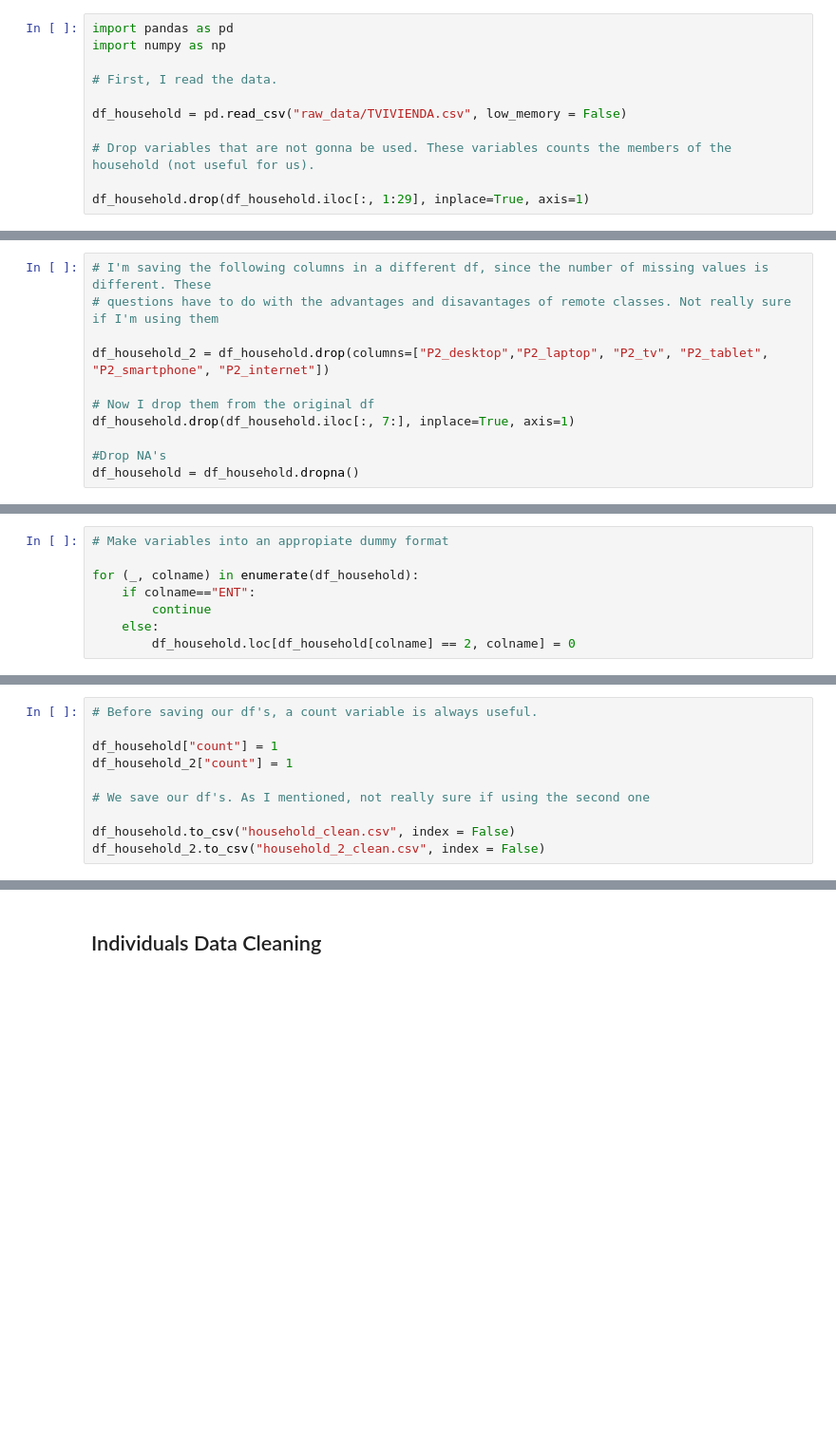
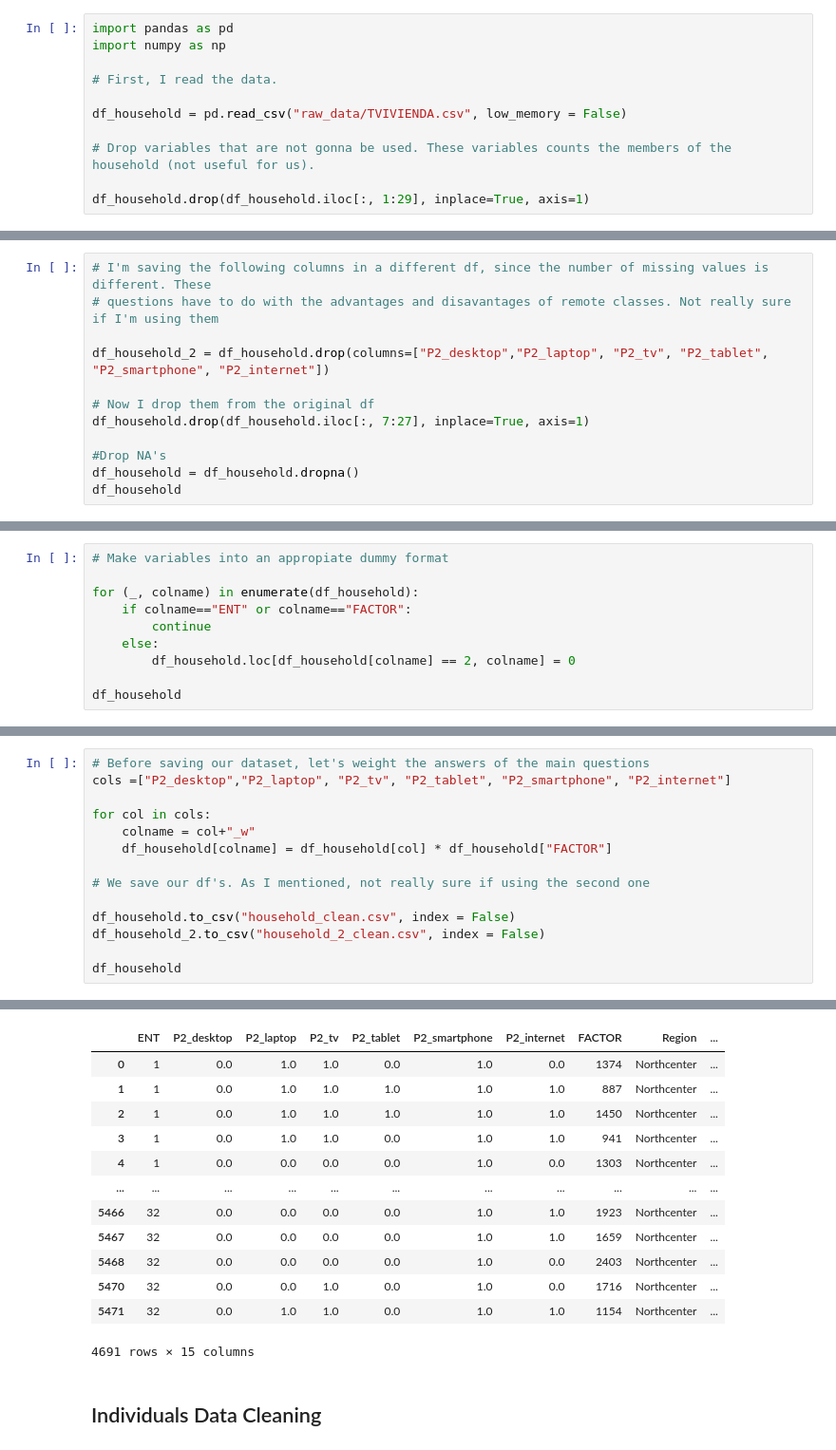
Before and after one commit to PRAMONETTI/CAPP30239_FA22, a Jupyter notebook: data/Data Cleaning.ipynb, the cells around one changed output, grey strips where cells are left out. Shown at 95% size. Cells and saved outputs as stored; diff of their text form; blank space fills up the shorter version.

Commit message:
Weights updated

```diff
--- a/data/Data Cleaning.ipynb
+++ b/data/Data Cleaning.ipynb
@@ -38,7 +53,8 @@ df_household.drop(df_household.iloc[:, 7:16], inplace=True, axis=1)
 df_household_2 = df_household.drop(columns=["P2_desktop","P2_laptop", "P2_tv", "P2_tablet", "P2_smartphone", "P2_internet"])
 
 # Now I drop them from the original df
-df_household.drop(df_household.iloc[:, 7:], inplace=True, axis=1)
+df_household.drop(df_household.iloc[:, 7:27], inplace=True, axis=1)
 
 #Drop NA's
 df_household = df_household.dropna()
+df_household
@@ -46,7 +76,9 @@ df_household = df_household.dropna()
 # Make variables into an appropiate dummy format
 
 for (_, colname) in enumerate(df_household):
-    if colname=="ENT":
+    if colname=="ENT" or colname=="FACTOR":
         continue
     else:
         df_household.loc[df_household[colname] == 2, colname] = 0
+
+df_household
@@ -82,10 +146,15 @@ df_household_2["Region"] = np.where(df_household_2['ENT'].isin(southwest),'south
 # %%
-# Before saving our df's, a count variable is always useful.
+# Before saving our dataset, let's weight the answers of the main questions
+cols =["P2_desktop","P2_laptop", "P2_tv", "P2_tablet", "P2_smartphone", "P2_internet"]
 
-df_household["count"] = 1
-df_household_2["count"] = 1
+for col in cols:
+    colname = col+"_w"
+    df_household[colname] = df_household[col] * df_household["FACTOR"]
 
 # We save our df's. As I mentioned, not really sure if using the second one
 
 df_household.to_csv("household_clean.csv", index = False)
 df_household_2.to_csv("household_2_clean.csv", index = False)
+
+df_household
+# %% [output]
@@ -92,3 +178,16 @@ df_household_2.to_csv("household_2_clean.csv", index = False)
+|  | ENT | P2_desktop | P2_laptop | P2_tv | P2_tablet | P2_smartphone | P2_internet | FACTOR | Region | ... |
+| 0 | 1 | 0.0 | 1.0 | 1.0 | 0.0 | 1.0 | 0.0 | 1374 | Northcenter | ... |
+| 1 | 1 | 0.0 | 1.0 | 1.0 | 1.0 | 1.0 | 1.0 | 887 | Northcenter | ... |
+| 2 | 1 | 0.0 | 1.0 | 1.0 | 1.0 | 1.0 | 1.0 | 1450 | Northcenter | ... |
+| 3 | 1 | 0.0 | 1.0 | 1.0 | 0.0 | 1.0 | 1.0 | 941 | Northcenter | ... |
+| 4 | 1 | 0.0 | 0.0 | 0.0 | 0.0 | 1.0 | 0.0 | 1303 | Northcenter | ... |
+| ... | ... | ... | ... | ... | ... | ... | ... | ... | ... | ... |
+| 5466 | 32 | 0.0 | 0.0 | 0.0 | 0.0 | 1.0 | 1.0 | 1923 | Northcenter | ... |
+| 5467 | 32 | 0.0 | 0.0 | 0.0 | 0.0 | 1.0 | 1.0 | 1659 | Northcenter | ... |
+| 5468 | 32 | 0.0 | 0.0 | 0.0 | 0.0 | 1.0 | 0.0 | 2403 | Northcenter | ... |
+| 5470 | 32 | 0.0 | 0.0 | 1.0 | 0.0 | 1.0 | 0.0 | 1716 | Northcenter | ... |
+| 5471 | 32 | 0.0 | 1.0 | 1.0 | 0.0 | 1.0 | 1.0 | 1154 | Northcenter | ... |
+4691 rows × 15 columns
 # %% [markdown]
 ## Individuals Data Cleaning
 # %%
```
Also changed, not shown: parts of 7 cells of this notebook, 3 other files.
